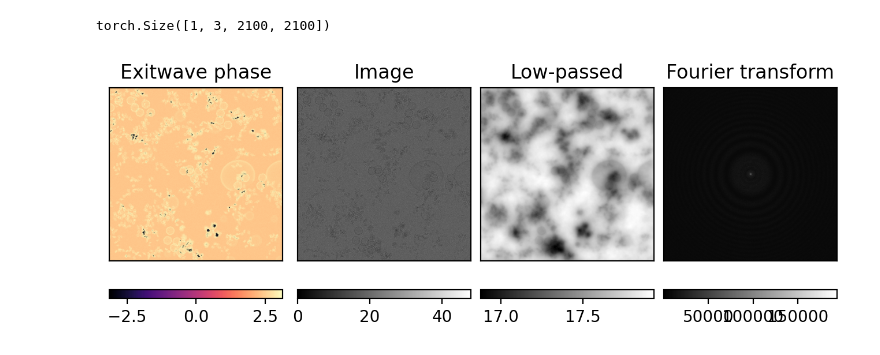
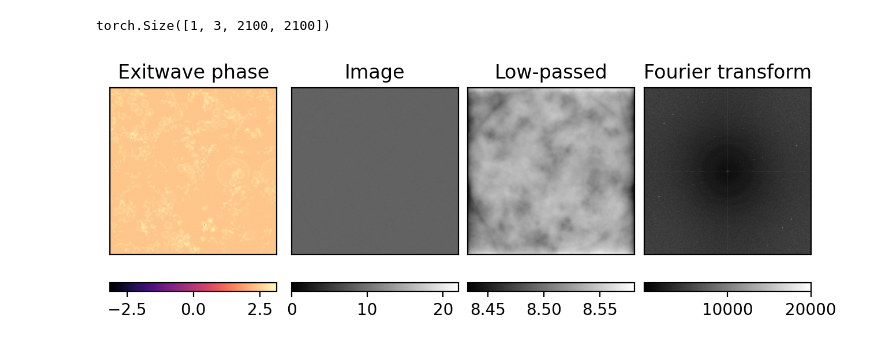
Before and after one commit to joelyeois/specter, a Jupyter notebook: demo-notebooks/tilt-series-generator.ipynb, the cells around one changed output. Saved outputs shown, nothing was run; the diff lists cells and outputs as text; code cells hidden in the pictures.

```diff
--- a/demo-notebooks/tilt-series-generator.ipynb
+++ b/demo-notebooks/tilt-series-generator.ipynb
@@ -113,6 +110,7 @@ dose_per_angstrom = 3.226  # e-/A^2
 Cs = 2e7  # angstrom. Sherical aberration, typical values are 1-3 mm.
 alpha = 0.1
 micrograph_size = tomo.shape[-1]
+num_frames = 10  # usually ~ 1-2 e-/A^2/frame
 # %%
 device = "cuda:0"  # choose cpu if you run out of cuda memory.
 # %%
@@ -131,6 +129,8 @@ angles
 # %% [output]
 tensor([-45.,   0.,  45.])
 # %%
+coincidence_radius = 1.5  # angstrom. Higher value reduces lower spatial frequencies. Set to 0 for default Poisson
+
 model = TiltSeriesGenerator(
     tomogram[None, ...],
     micrograph_size,
@@ -139,10 +139,12 @@ model = TiltSeriesGenerator(
     energy,
     dose_per_angstrom,
     angles=angles,
-    scattering_model="projection",
+    scattering_model="multislice",
     noise_model="poisson",
     alpha=alpha,
     tilt_axis="y",
+    coincidence_radius=coincidence_radius,
+    num_frames=num_frames,
     # taper_width=100,
     # z_taper_width=100,
 ).to(device)
@@ -168,31 +170,31 @@ torch.Size([1, 3, 2100, 2100])
 # %%
 idx = 0
 
 fig, axes = plt.subplots(1, 4, constrained_layout=True, dpi=200)
 [ax.set(xticks=[], yticks=[]) for ax in axes.ravel()]
 ax = axes[0]
 im = ax.imshow(torch.angle(exitwaves[0, idx]), cmap="magma")
 fig.colorbar(im, ax=ax, location="bottom")
 ax.set_title("Exitwave phase")
 
 ax = axes[1]
 im = ax.imshow(images[0, idx], cmap="grey")
 fig.colorbar(im, ax=ax, location="bottom")
 ax.set_title("Image")
 
 ax = axes[2]
 im = ax.imshow(butter(images[0, idx]), cmap="grey")
 fig.colorbar(im, ax=ax, location="bottom")
 ax.set_title("Low-passed")
 
 ax = axes[3]
 im = ax.imshow(
     torch.abs(fft2(images[0, idx] - images[0, idx].mean(), shift=True)),
     cmap="grey",
-    # vmax=20000,
+    vmax=20000,
 )
 ax.set_title("Fourier transform")
 fig.colorbar(im, ax=ax, location="bottom")
 plt.show()
 # %% [output]
-[figure, old version]
+[figure, new version]
```
Also changed, not shown: parts of 7 cells of this notebook, 10 other files.
